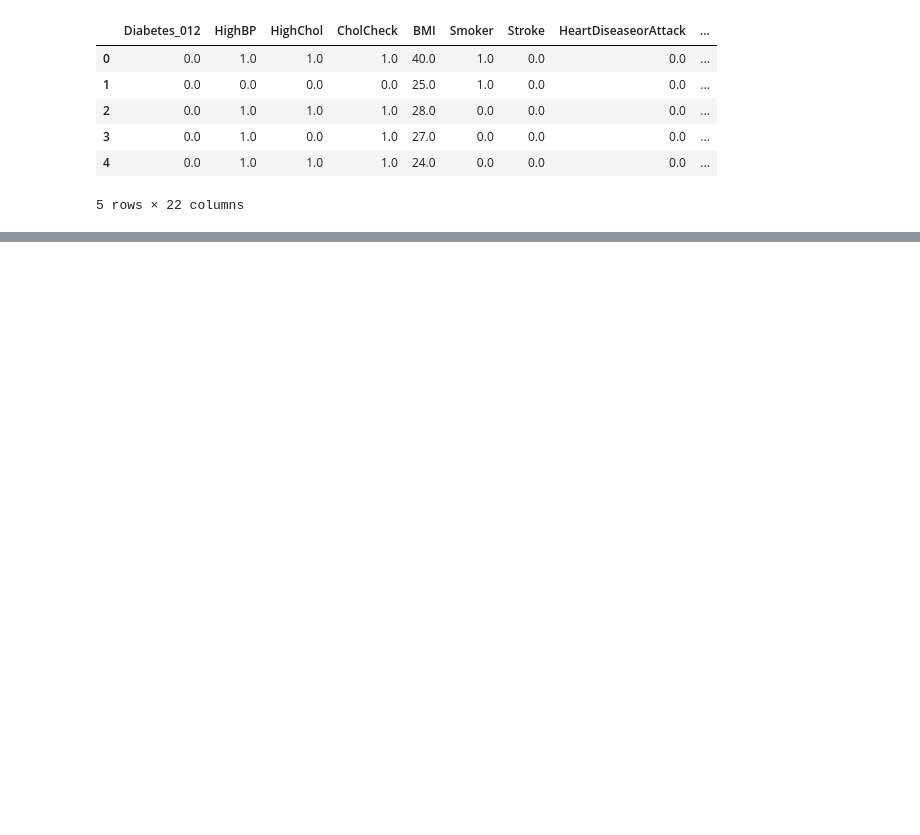
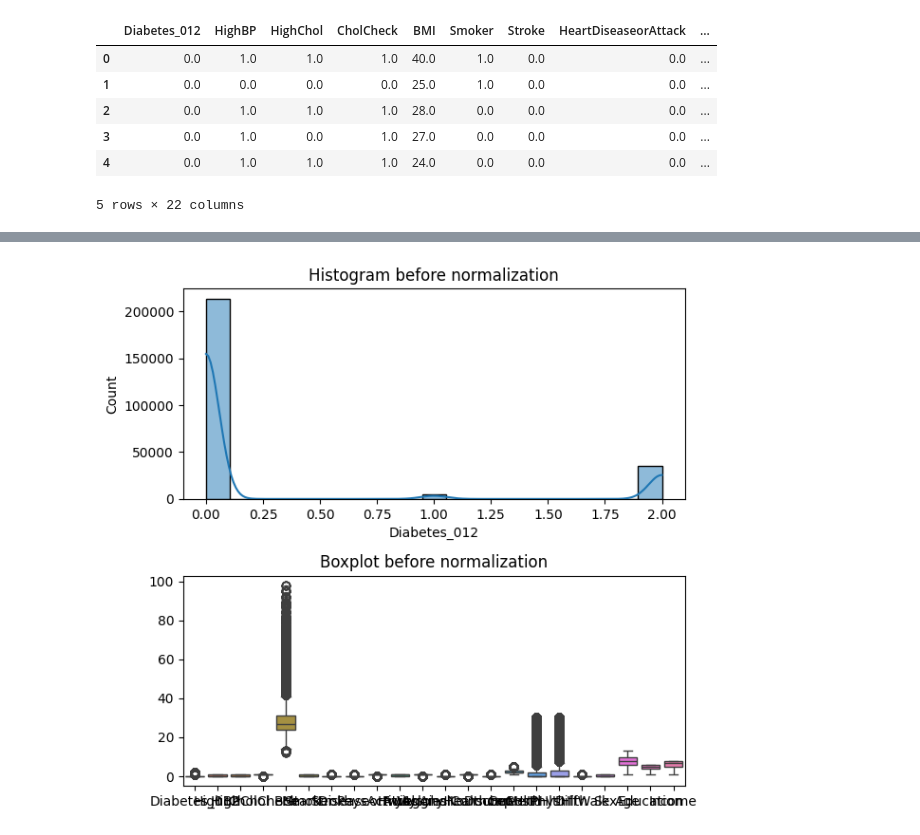
Before and after one commit to renatacatelli/SOM, a Jupyter notebook: SOM network.ipynb, the cells around one changed output, grey strips where cells are left out. Saved outputs shown, nothing was run; the diff lists cells and outputs as text; code cells hidden in the pictures; blank space fills up the shorter version.

Commit message:
EDA 1.1 - Uploading libraries importation, df loading and first data explorations such as processing, null values and normalization

```diff
--- a/SOM network.ipynb
+++ b/SOM network.ipynb
@@ -15,0 +121,14 @@ df.head()
+# %%
+plt.figure(figsize=(12,6))
+plt.subplot(2, 2, 1)
+sns.histplot(data=df, x='Diabetes_012', kde=True)
+plt.title('Histogram before normalization')
+
+plt.subplot(2, 2, 3)
+sns.boxplot(data=df)
+plt.title('Boxplot before normalization')
+
+plt.tight_layout()
+plt.show()
+# %% [output]
+[figure, added]
```
Also changed, not shown: parts of 14 cells of this notebook.
